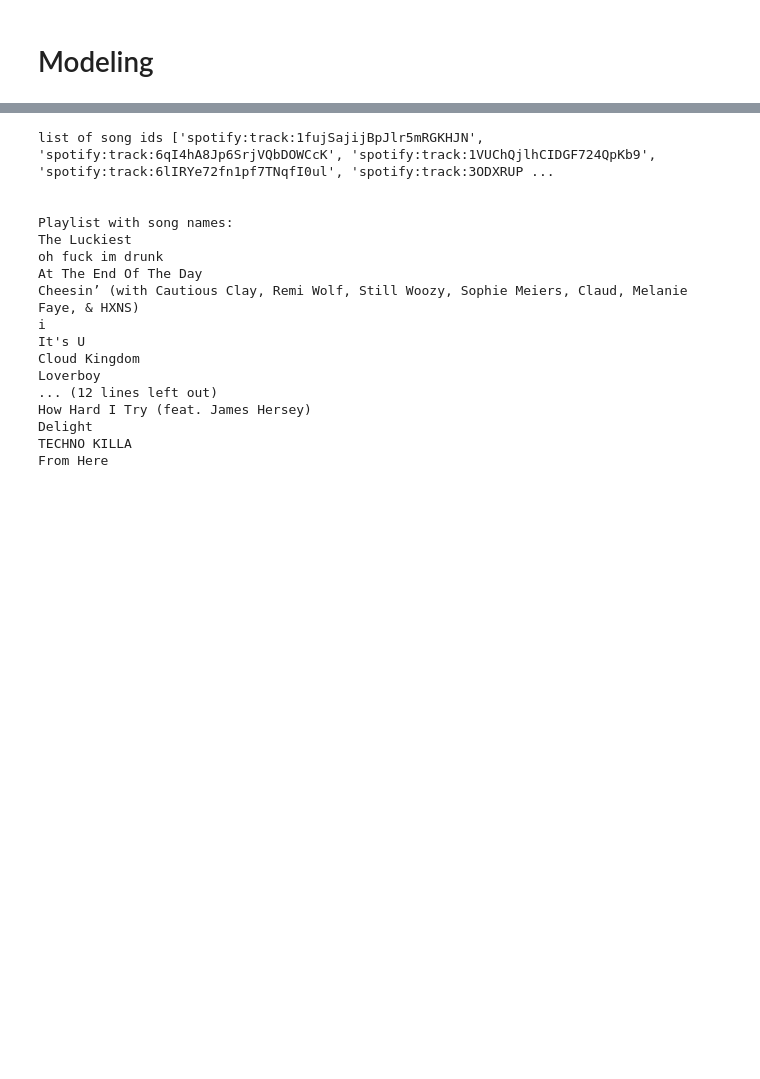
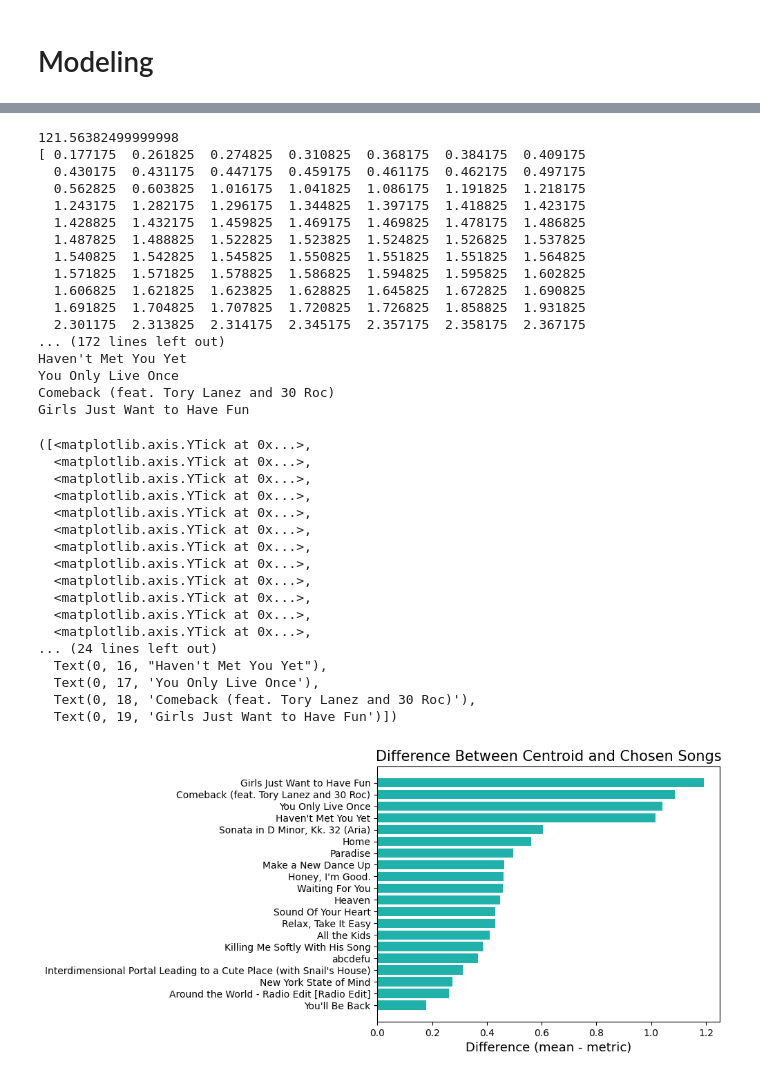
Before and after one commit to Qulxis/Collaborative-Spotify-Playlist-System, a Jupyter notebook: src/model.ipynb, the cells around one changed output, grey strips where cells are left out. Drawn from its saved outputs; the diff is of its cells as text; code cells hidden in the pictures; blank space fills up the shorter version.

```diff
--- a/src/model.ipynb
+++ b/src/model.ipynb
@@ -64,22 +104,28 @@ Least varient feature: tempo
 num_songs = 20
 
 #Get mean of feature:
-mean = np.mean(train["tempo"])
+mean = np.mean(train[feature_choice])
+print(mean)
 
 #iterate over each song in test:
-test_search = test[["uri","tempo"]]
+test_search = test[["uri",feature_choice]]
 dic = {}
 scores = []
 for song in test_search.values:
     dic[song[0]] = abs(mean-song[1]) #replaces the abs part with some sort of distance metric to deal with lists of means and lists of values. This is just a single distance for example
     scores.append(abs(mean-song[1]))
+    # print(mean, song[1])
 sort = np.sort(scores)
+print(sort)
 playlist= []
+dist = []
 for i in range(num_songs):
     val = sort[i]
     for key in dic:
         if dic[key] == val:
+            print("Val", val)
             playlist.append(key)
+            dist.append(val)
 
 print("list of song ids",playlist)
 song_list = []
@@ -92,20 +138,44 @@ print("Playlist with song names:")
 for song in song_list:
     print(song)
 # %% [output]
-list of song ids ['spotify:track:1fujSajijBpJlr5mRGKHJN', 'spotify:track:6qI4hA8Jp6SrjVQbDOWCcK', 'spotify:track:1VUChQjlhCIDGF724QpKb9', 'spotify:track:6lIRYe72fn1pf7TNqfI0ul', 'spotify:track:3ODXRUP ...
-
-
-Playlist with song names:
-The Luckiest
-oh fuck im drunk
-At The End Of The Day
-Cheesin’ (with Cautious Clay, Remi Wolf, Still Woozy, Sophie Meiers, Claud, Melanie Faye, & HXNS)
-i
-It's U
-Cloud Kingdom
-Loverboy
-... (12 lines left out)
-How Hard I Try (feat. James Hersey)
-Delight
-TECHNO KILLA
-From Here
+121.56382499999998
+[ 0.177175  0.261825  0.274825  0.310825  0.368175  0.384175  0.409175
+  0.430175  0.431175  0.447175  0.459175  0.461175  0.462175  0.497175
+  0.562825  0.603825  1.016175  1.041825  1.086175  1.191825  1.218175
+  1.243175  1.282175  1.296175  1.344825  1.397175  1.418825  1.423175
+  1.428825  1.432175  1.459825  1.469175  1.469825  1.478175  1.486825
+  1.487825  1.488825  1.522825  1.523825  1.524825  1.526825  1.537825
+  1.540825  1.542825  1.545825  1.550825  1.551825  1.551825  1.564825
+  1.571825  1.571825  1.578825  1.586825  1.594825  1.595825  1.602825
+  1.606825  1.621825  1.623825  1.628825  1.645825  1.672825  1.690825
+  1.691825  1.704825  1.707825  1.720825  1.726825  1.858825  1.931825
+  2.301175  2.313825  2.314175  2.345175  2.357175  2.358175  2.367175
+... (172 lines left out)
+Haven't Met You Yet
+You Only Live Once
+Comeback (feat. Tory Lanez and 30 Roc)
+Girls Just Want to Have Fun
+# %%
+plt.title("Difference Between Centroid and Chosen Songs", fontsize=15)
+plt.xlabel("Difference (mean - metric)", fontsize=13)
+plt.barh(range(len(dist)), dist, color="lightseagreen")
+plt.yticks(range(len(dist)), song_list)
+# %% [output]
+([<matplotlib.axis.YTick at 0x...>,
+  <matplotlib.axis.YTick at 0x...>,
+  <matplotlib.axis.YTick at 0x...>,
+  <matplotlib.axis.YTick at 0x...>,
+  <matplotlib.axis.YTick at 0x...>,
+  <matplotlib.axis.YTick at 0x...>,
+  <matplotlib.axis.YTick at 0x...>,
+  <matplotlib.axis.YTick at 0x...>,
+  <matplotlib.axis.YTick at 0x...>,
+  <matplotlib.axis.YTick at 0x...>,
+  <matplotlib.axis.YTick at 0x...>,
+  <matplotlib.axis.YTick at 0x...>,
+... (24 lines left out)
+  Text(0, 16, "Haven't Met You Yet"),
+  Text(0, 17, 'You Only Live Once'),
+  Text(0, 18, 'Comeback (feat. Tory Lanez and 30 Roc)'),
+  Text(0, 19, 'Girls Just Want to Have Fun')])
+[figure, added]
```
Also changed, not shown: parts of 2 cells of this notebook, 3 other files.
